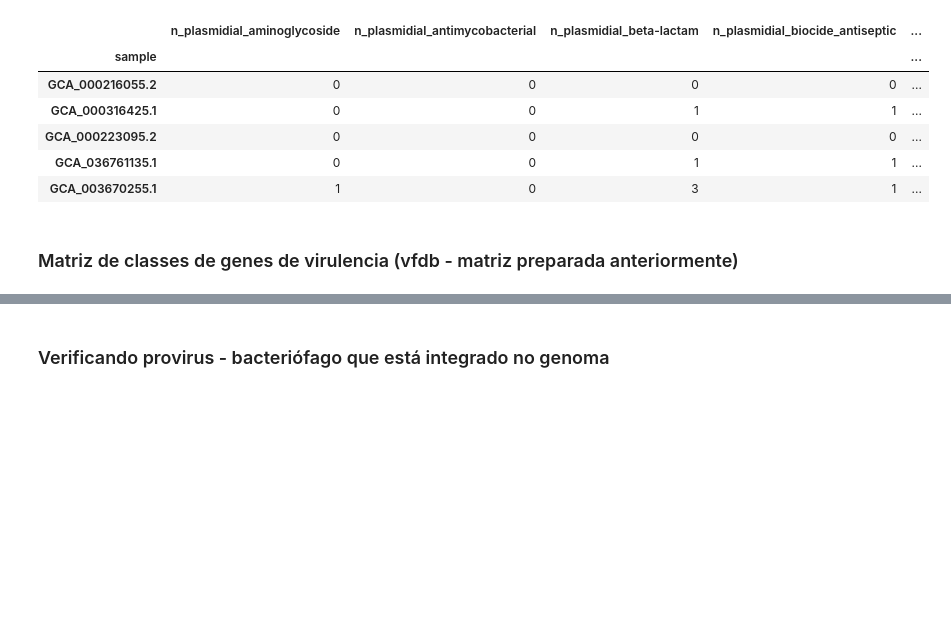
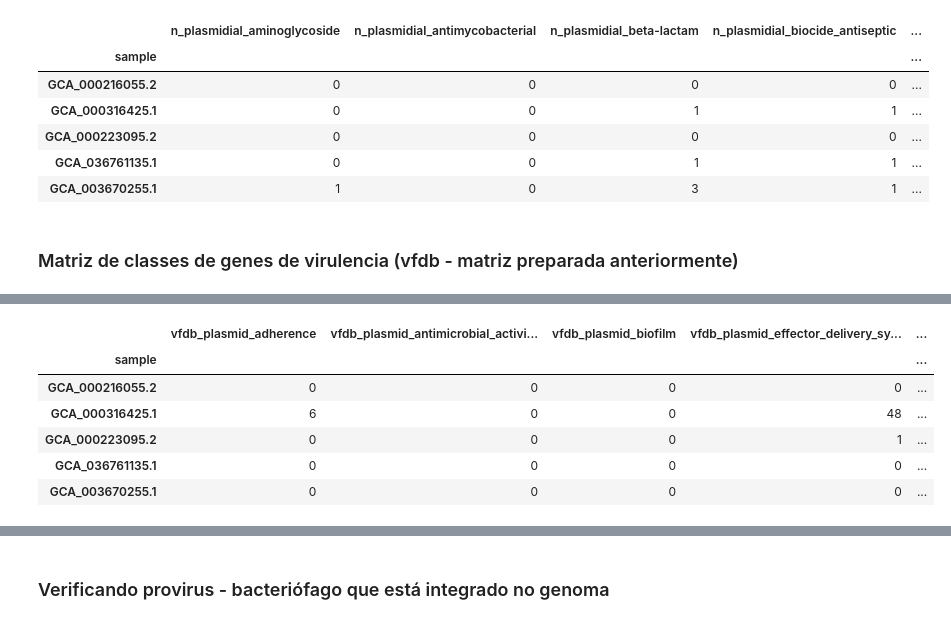
Before and after one commit to Rodrigo-Lusa/ml_isolados_brasileiros, a Jupyter notebook: notebooks/02_make_raw_features.ipynb, the cells around one changed output, grey strips where cells are left out. Drawn from its saved outputs; the diff is of its cells as text; code cells hidden in the pictures; blank space fills up the shorter version.

```diff
--- a/notebooks/02_make_raw_features.ipynb
+++ b/notebooks/02_make_raw_features.ipynb
@@ -296,0 +306,14 @@ matriz_vfdb.head()
+# %%
+contig_type_map = dataset.contigs.set_index("seq_name")["contig_type"]
+
+vfdb_cromossomal = matriz_vfdb_por_contig_type(vfdb, contig_type_map, "chromosome")
+vfdb_plasmidial = matriz_vfdb_por_contig_type(vfdb, contig_type_map, "plasmid")
+vfdb_plasmidial.head()
+# %% [output]
+|  | vfdb_plasmid_adherence | vfdb_plasmid_antimicrobial_activi... | vfdb_plasmid_biofilm | vfdb_plasmid_effector_delivery_sy... | ... |
+| sample |  |  |  |  | ... |
+| GCA_000216055.2 | 0 | 0 | 0 | 0 | ... |
+| GCA_000316425.1 | 6 | 0 | 0 | 48 | ... |
+| GCA_000223095.2 | 0 | 0 | 0 | 1 | ... |
+| GCA_036761135.1 | 0 | 0 | 0 | 0 | ... |
+| GCA_003670255.1 | 0 | 0 | 0 | 0 | ... |
```
Also changed, not shown: parts of 18 cells of this notebook, 1 other file.
